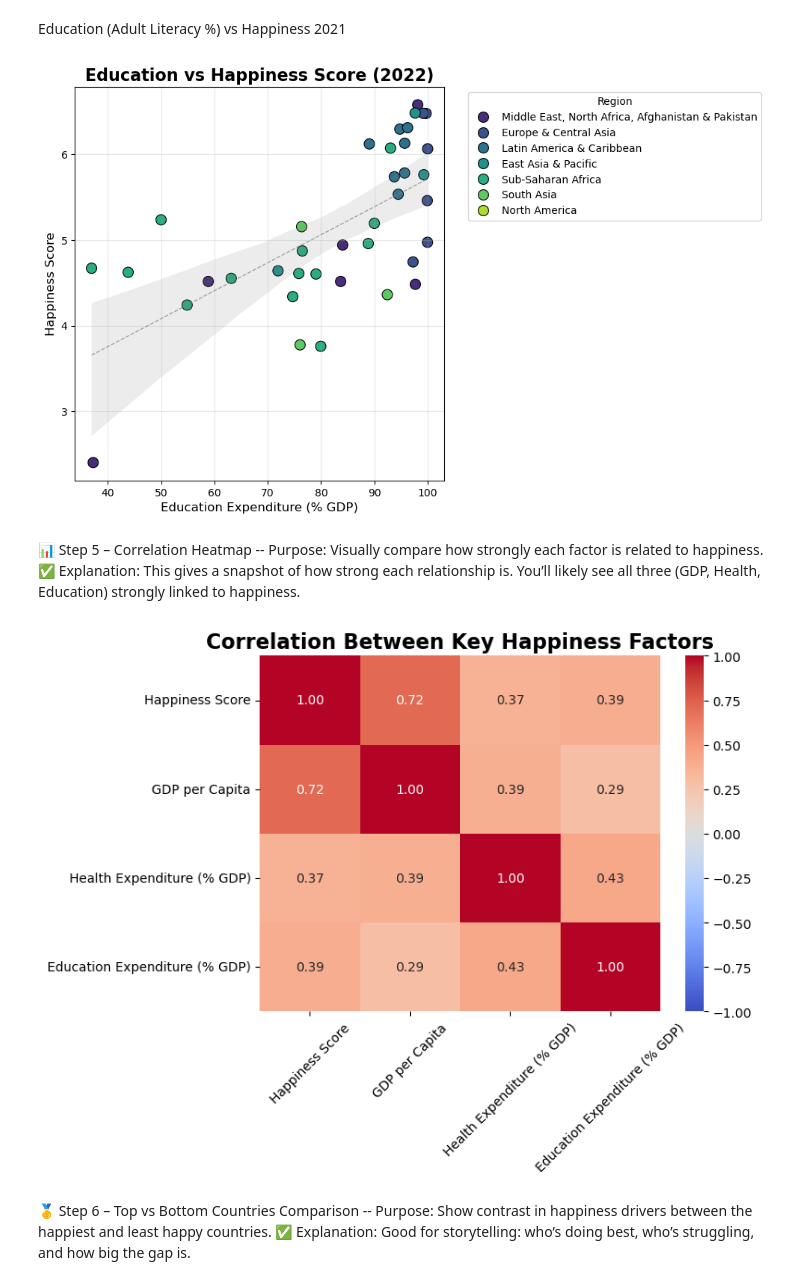
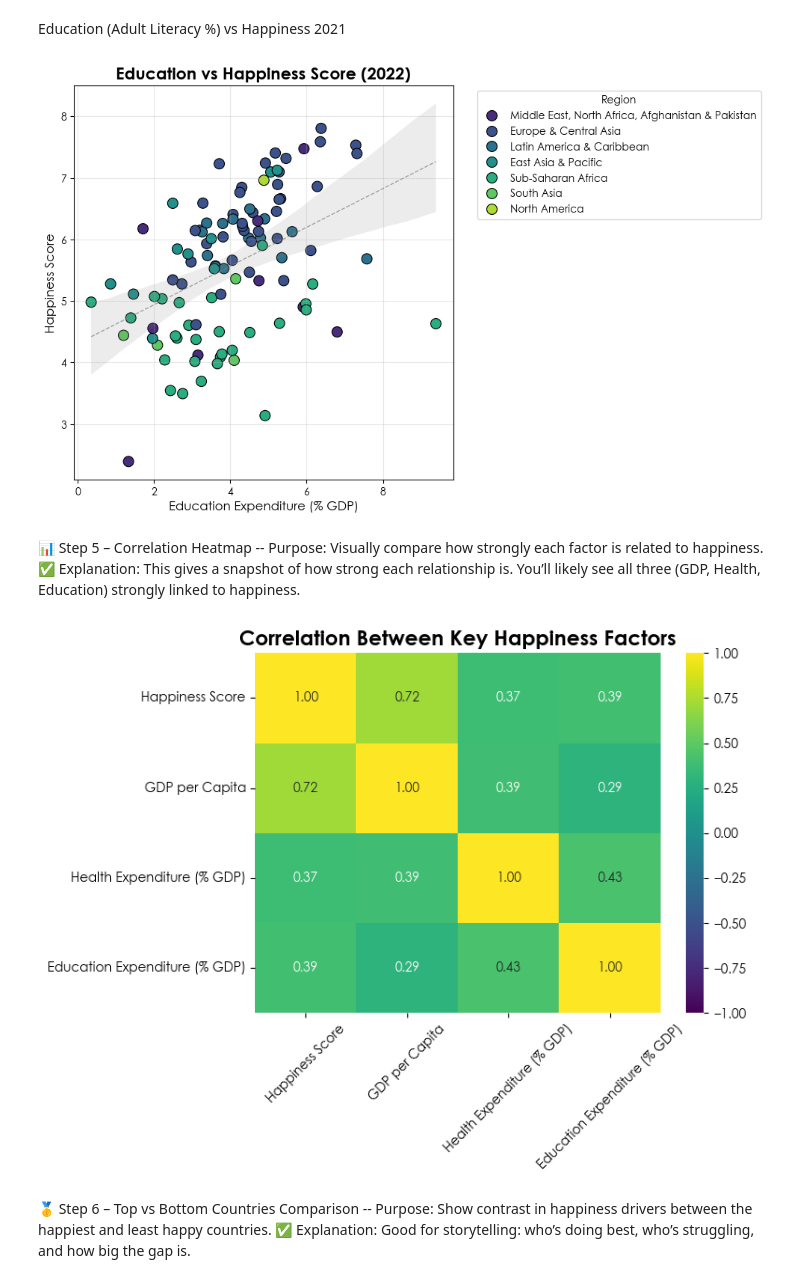
Before and after one commit to bgizzle78/C11_Capstone, a Jupyter notebook: notebooks/visuals_final.ipynb, the cells around one changed output. Cells and saved outputs as stored; diff of their text form; code cells hidden in the pictures.

Commit message:
Font update

```diff
--- a/notebooks/visuals_final.ipynb
+++ b/notebooks/visuals_final.ipynb
@@ -127,6 +139,7 @@ Log scale GDP vs Happiness 2024
 # %%
 # Log scale gdp vs happiness
 plt.figure(figsize=(10,6))
+plt.rcParams['font.family'] = 'Century Gothic'
 sns.scatterplot(data=df_gdp_2024, x=np.log(df_gdp_2024['GDP per Capita']), y='Happiness Score',
                 hue='Region',
                 s=100,
@@ -164,6 +177,7 @@ avg_gdp['GDP_bins'] = pd.Categorical(avg_gdp['GDP_bins'],
 
 # Show plot
 plt.figure(figsize=(10,6))
+plt.rcParams['font.family'] = 'Century Gothic'
 sns.lineplot(data=avg_gdp, x='GDP_bins', y='Happiness Score', marker='o')
 plt.title('At What Point Does Money Stop Making People Happier?', fontsize=16, weight='bold')
 plt.xlabel('GDP Level', fontsize=12)
@@ -186,6 +200,7 @@ df_health_2022 = left_wide[left_wide['Year'] == 2022]
 
 # Scatterplot health expenditure vs happiness
 plt.figure(figsize=(10,6))
+plt.rcParams['font.family'] = 'Century Gothic'
 sns.scatterplot(data=df_health_2022, x='Health Expenditure (% GDP)', y='Happiness Score',
                  hue='Region',
                  s=100,
@@ -219,11 +234,12 @@ plt.show()
 Education (Adult Literacy %) vs Happiness 2021
 # %%
 # Filter for 2021 (best recent year for data)
-df_edu_2021 = left_wide[left_wide['Year'] == 2021]
+df_edu_2022 = left_wide[left_wide['Year'] == 2022]
 
 # Scatterplot education vs happiness
 plt.figure(figsize=(10,6))
-sns.scatterplot(data=df_edu_2021, x='Adult Literacy %', y='Happiness Score',
+plt.rcParams['font.family'] = 'Century Gothic'
+sns.scatterplot(data=df_edu_2022, x='Education Expenditure (% GDP)', y='Happiness Score',
                 hue='Region',
                  s=100,
                  palette='viridis',
@@ -232,8 +248,8 @@ sns.scatterplot(data=df_edu_2021, x='Adult Literacy %', y='Happiness Score',
 
 # Add a trendline
 sns.regplot(
-    data=df_edu_2021,
-    x='Adult Literacy %',
+    data=df_edu_2022,
+    x='Education Expenditure (% GDP)',
     y='Happiness Score',
     scatter=False,
     color='gray',
@@ -253,23 +269,24 @@ plt.grid(alpha=0.3)
 
 plt.show()
 # %% [output]
-[figure, old version]
+[figure, new version]
 # %% [markdown]
 📊 Step 5 – Correlation Heatmap -- Purpose: Visually compare how strongly each factor is related to happiness. ✅ Explanation: This gives a snapshot of how strong each relationship is. You’ll likely see all three (GDP, Health, Education) strongly linked to happiness.
 # %%
 corr = left_wide[['Happiness Score', 'GDP per Capita', 'Health Expenditure (% GDP)', 'Education Expenditure (% GDP)']].corr()
 
+# Correlation heatmap of key happiness factors
 plt.figure(figsize=(7,5))
-sns.heatmap(corr, annot=True, cmap='coolwarm', fmt=".2f", vmin=-1, vmax=1)
+plt.rcParams['font.family'] = 'Century Gothic'
+sns.heatmap(corr, annot=True, cmap='viridis', fmt=".2f", vmin=-1, vmax=1)
+
 # Titles and labels
 plt.title('Correlation Between Key Happiness Factors', fontsize=16, weight='bold')
-# plt.xlabel('Happiness Factors', fontsize=12)
-# plt.ylabel('Happiness Factors', fontsize=12)
 plt.xticks(rotation=45)
 
 plt.show()
 # %% [output]
-[figure, old version]
+[figure, new version]
 # %% [markdown]
 🥇 Step 6 – Top vs Bottom Countries Comparison -- Purpose: Show contrast in happiness drivers between the happiest and least happy countries. ✅ Explanation:
 Good for storytelling: who’s doing best, who’s struggling, and how big the gap is.
```
Also changed, not shown: parts of 16 cells of this notebook, 16 other files.
